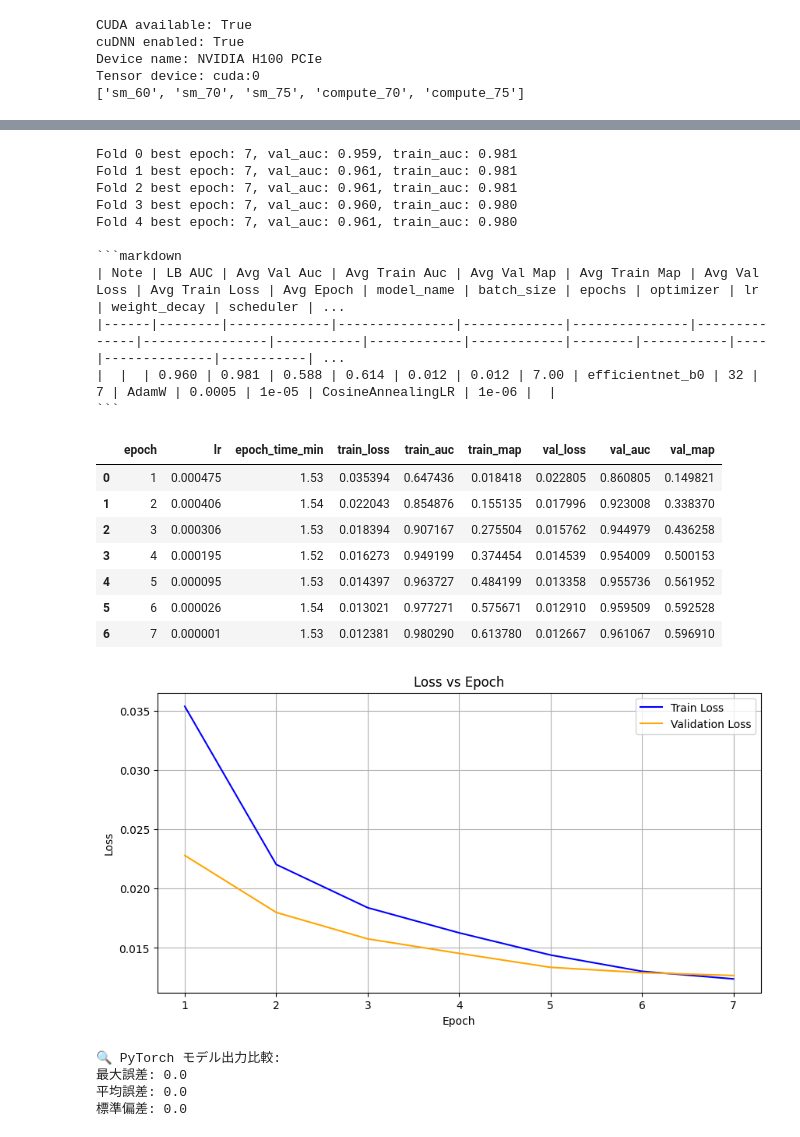
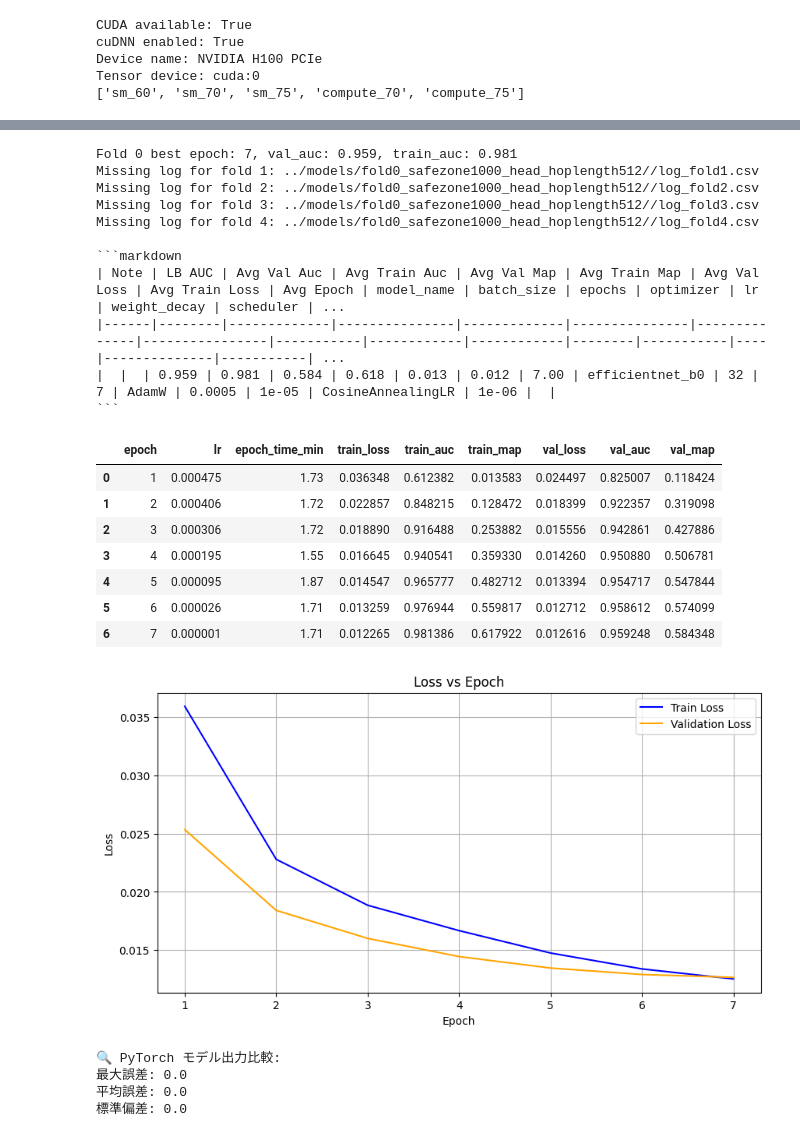
Before and after one commit to junya737/birdclef-2025, a Jupyter notebook: scripts/training_pseudo.ipynb, the cells around one changed output, grey strips where cells are left out. Drawn from its saved outputs; the diff is of its cells as text; code cells hidden in the pictures.

Commit message:
Load partial pseudo dataset

````diff
--- a/scripts/training_pseudo.ipynb
+++ b/scripts/training_pseudo.ipynb
@@ -483,8 +477,9 @@ class CFG:
             self.taxonomy_csv = '../data/raw/taxonomy.csv'
             self.models_dir = "../models/" # 全modelの保存先
             self.model_path = self.models_dir # 各モデルの保存先．学習時に動的に変更．
+
             self.pseudo_label_csv = "../data/processed/pseudo_labels/ensmbl_0850/pseudo_labels.csv"
-            self.pseudo_melspec_npy = "../data/processed/mel_trn_sdscps_hl512/mel_train_soundscapes.npy"
+            self.pseudo_melspec_npy = "../data/processed/mel_prtl_trn_sndscps_hl512//mel_train_soundscapes.npy"
 
             # ローカルならここを変更する．
             self.train_csv = '../data/processed/mel_safezone1000_head_hoplength512//train.csv'
@@ -538,9 +533,9 @@ class CFG:
 
 
             self.use_pseudo_mixup = True
-            self.pseudo_no_call_threshold = 0.06
+            self.pseudo_no_call_threshold = 0.06 # 0.06
             self.pseudo_high_conf_threshold = 0.9
-            self.pseudo_mixup_prob = 0.5
+            self.pseudo_mixup_prob = 0.1
 
             self.device = 'cuda' if torch.cuda.is_available() else 'cpu'
 
@@ -1037,7 +1058,7 @@ trainer.pseudo_melspecs
 # %%
 
 import os
-model_dir = "../models/sfzn1_hd_hl512/"
+model_dir = "../models/fold0_safezone1000_head_hoplength512//"
 
 # スコア格納辞書（foldごとの記録）
 score_lists = {
@@ -1100,43 +1121,43 @@
 df
 # %% [output]
 Fold 0 best epoch: 7, val_auc: 0.959, train_auc: 0.981
-Fold 1 best epoch: 7, val_auc: 0.961, train_auc: 0.981
-Fold 2 best epoch: 7, val_auc: 0.961, train_auc: 0.981
-Fold 3 best epoch: 7, val_auc: 0.960, train_auc: 0.980
-Fold 4 best epoch: 7, val_auc: 0.961, train_auc: 0.980
+Missing log for fold 1: ../models/fold0_safezone1000_head_hoplength512//log_fold1.csv
+Missing log for fold 2: ../models/fold0_safezone1000_head_hoplength512//log_fold2.csv
+Missing log for fold 3: ../models/fold0_safezone1000_head_hoplength512//log_fold3.csv
+Missing log for fold 4: ../models/fold0_safezone1000_head_hoplength512//log_fold4.csv
 
 ```markdown
 | Note | LB AUC | Avg Val Auc | Avg Train Auc | Avg Val Map | Avg Train Map | Avg Val Loss | Avg Train Loss | Avg Epoch | model_name | batch_size | epochs | optimizer | lr | weight_decay | scheduler | ...
 |------|--------|-------------|---------------|-------------|---------------|--------------|----------------|-----------|------------|------------|--------|-----------|----|--------------|-----------| ...
-|  |  | 0.960 | 0.981 | 0.588 | 0.614 | 0.012 | 0.012 | 7.00 | efficientnet_b0 | 32 | 7 | AdamW | 0.0005 | 1e-05 | CosineAnnealingLR | 1e-06 |  |
+|  |  | 0.959 | 0.981 | 0.584 | 0.618 | 0.013 | 0.012 | 7.00 | efficientnet_b0 | 32 | 7 | AdamW | 0.0005 | 1e-05 | CosineAnnealingLR | 1e-06 |  |
 ```
 |  | epoch | lr | epoch_time_min | train_loss | train_auc | train_map | val_loss | val_auc | val_map |
-| 0 | 1 | 0.000475 | 1.53 | 0.035394 | 0.647436 | 0.018418 | 0.022805 | 0.860805 | 0.149821 |
-| 1 | 2 | 0.000406 | 1.54 | 0.022043 | 0.854876 | 0.155135 | 0.017996 | 0.923008 | 0.338370 |
-| 2 | 3 | 0.000306 | 1.53 | 0.018394 | 0.907167 | 0.275504 | 0.015762 | 0.944979 | 0.436258 |
-| 3 | 4 | 0.000195 | 1.52 | 0.016273 | 0.949199 | 0.374454 | 0.014539 | 0.954009 | 0.500153 |
-| 4 | 5 | 0.000095 | 1.53 | 0.014397 | 0.963727 | 0.484199 | 0.013358 | 0.955736 | 0.561952 |
-| 5 | 6 | 0.000026 | 1.54 | 0.013021 | 0.977271 | 0.575671 | 0.012910 | 0.959509 | 0.592528 |
-| 6 | 7 | 0.000001 | 1.53 | 0.012381 | 0.980290 | 0.613780 | 0.012667 | 0.961067 | 0.596910 |
+| 0 | 1 | 0.000475 | 1.73 | 0.036348 | 0.612382 | 0.013583 | 0.024497 | 0.825007 | 0.118424 |
+| 1 | 2 | 0.000406 | 1.72 | 0.022857 | 0.848215 | 0.128472 | 0.018399 | 0.922357 | 0.319098 |
+| 2 | 3 | 0.000306 | 1.72 | 0.018890 | 0.916488 | 0.253882 | 0.015556 | 0.942861 | 0.427886 |
+| 3 | 4 | 0.000195 | 1.55 | 0.016645 | 0.940541 | 0.359330 | 0.014260 | 0.950880 | 0.506781 |
+| 4 | 5 | 0.000095 | 1.87 | 0.014547 | 0.965777 | 0.482712 | 0.013394 | 0.954717 | 0.547844 |
+| 5 | 6 | 0.000026 | 1.71 | 0.013259 | 0.976944 | 0.559817 | 0.012712 | 0.958612 | 0.574099 |
+| 6 | 7 | 0.000001 | 1.71 | 0.012265 | 0.981386 | 0.617922 | 0.012616 | 0.959248 | 0.584348 |
 # %%
 
-model_dir_name = "sfzn1_hd_hl512/"
-i = 4
+model_dir_name = "../models/fld0_sfzn1_hd_hl512_OnlyNocall//"
+i = 0
 model_dir = os.path.join(cfg.models_dir, model_dir_name)
 log_path = os.path.join(model_dir, f"log_fold{i}.csv")
 
 # lossをプロット
 df = pd.read_csv(log_path)
 plt.figure(figsize=(10, 5))
 plt.plot(df['epoch'], df['train_loss'], label='Train Loss', color='blue')
 plt.plot(df['epoch'], df['val_loss'], label='Validation Loss', color='orange')
 plt.title('Loss vs Epoch')
 plt.xlabel('Epoch')
 plt.ylabel('Loss')
 plt.legend()
 plt.grid()
 # %% [output]
-[figure, old version]
+[figure, new version]
 # %%
 # モデル出力チェック
 
````
Also changed, not shown: parts of 5 cells of this notebook.
